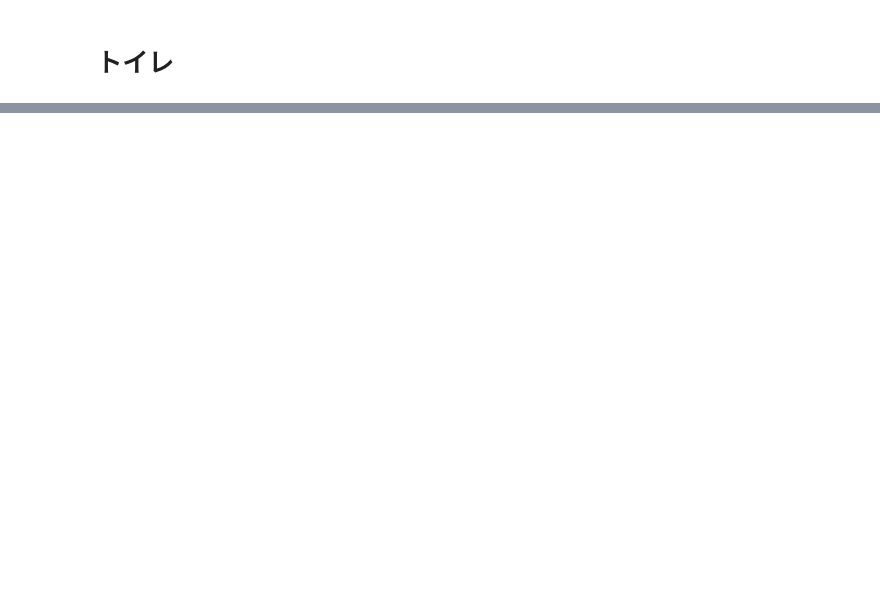
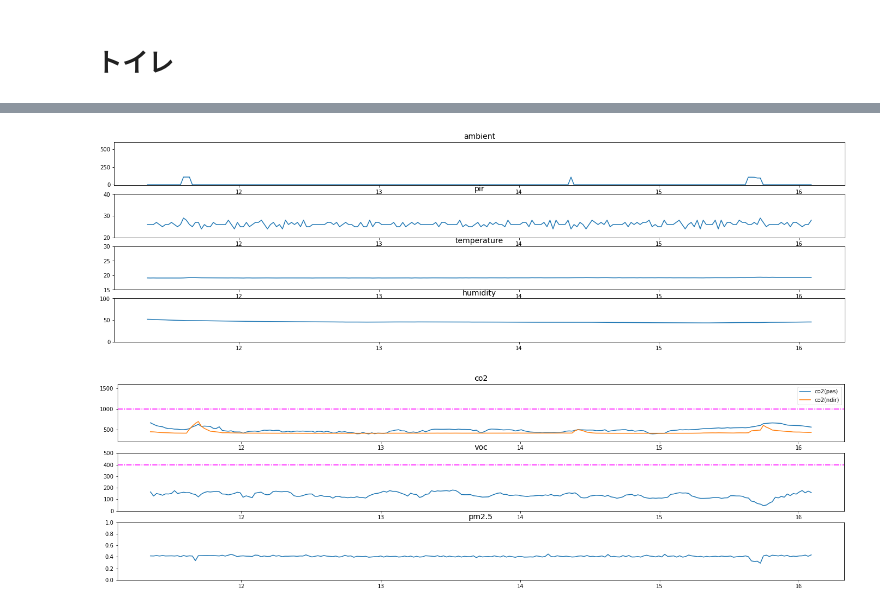
Before and after one commit to dkhmd/quarantine_helper, a Jupyter notebook: cloud/ml/env_model.ipynb, the cells around one changed output, grey strips where cells are left out. Saved outputs shown, nothing was run; the diff lists cells and outputs as text; code cells hidden in the pictures; blank space fills up the shorter version.

```diff
--- a/cloud/ml/env_model.ipynb
+++ b/cloud/ml/env_model.ipynb
@@ -86,2 +112,6 @@ show_graph(df_work)
 # %% [markdown]
 # トイレ
+# %%
+df_bath = df[df['room'] == 'bathroom']
+df_bath = df_bath[(df_bath['date'] >= '2021-11-12 11:20:00') & (df_bath['date'] < '2021-11-13 00:00:00')]
+df_bath.head()
@@ -87,0 +125,5 @@ show_graph(df_work)
+# %%
+show_graph(df_bath)
+# %% [output]
+[figure, added]
+[figure, added]
```
Also changed, not shown: parts of 7 cells of this notebook.
